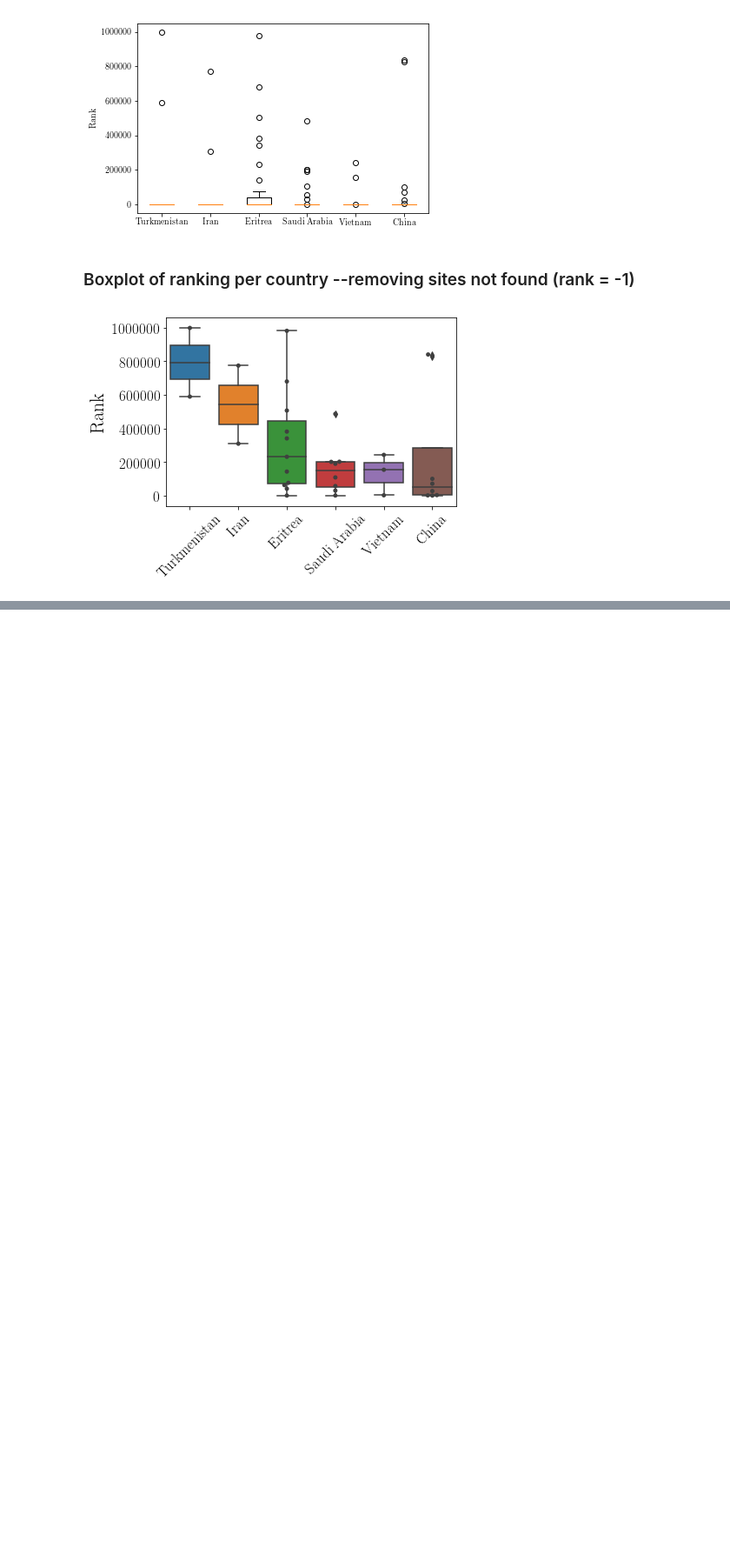
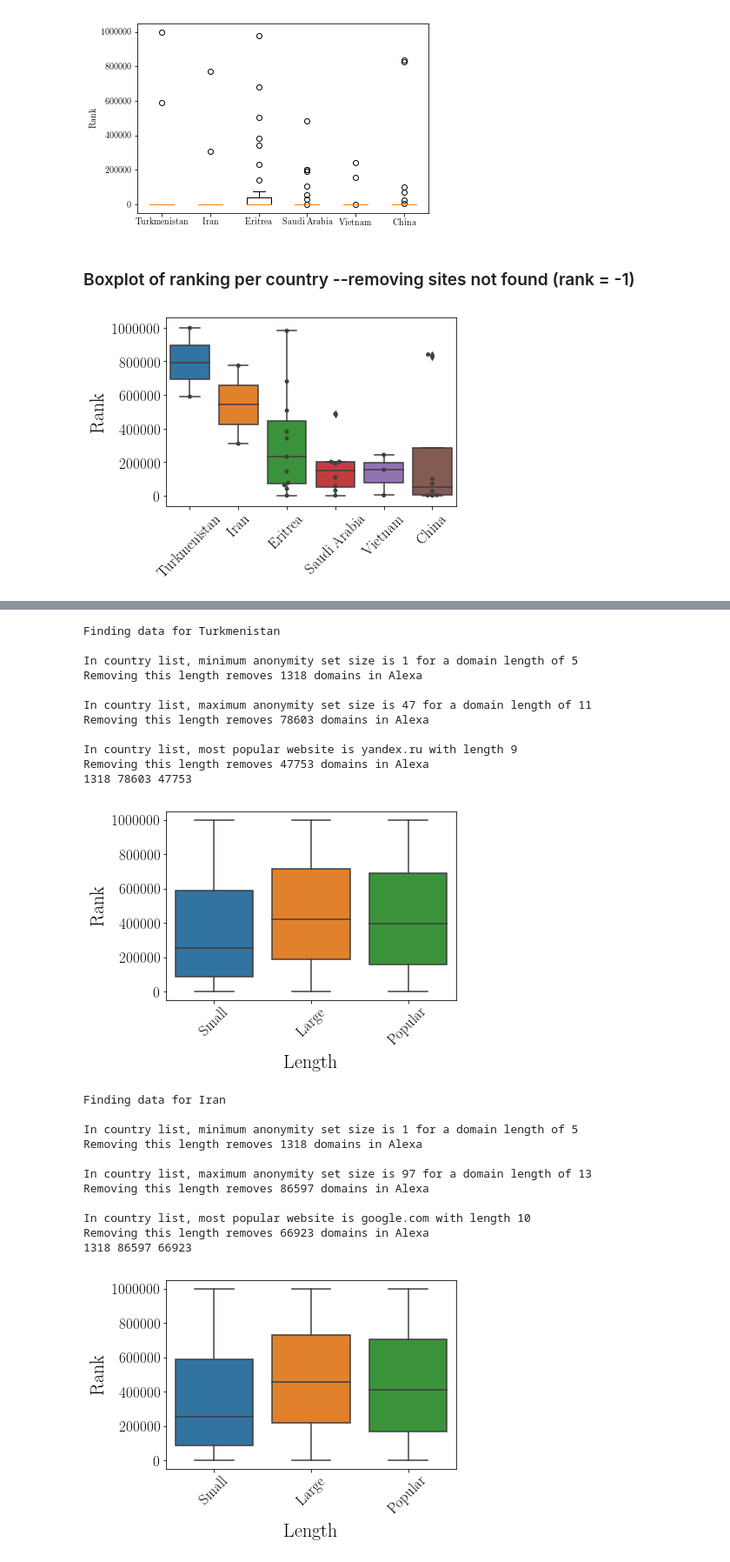
Before and after one commit to spring-epfl/doh_traffic_analysis, a Jupyter notebook: code/censorship/censored_domains.ipynb, the cells around one changed output, grey strips where cells are left out. Shown: that part at 87% size. Cells and saved outputs as stored; diff of their text form; code cells hidden in the pictures; blank space fills up the shorter version.

```diff
--- a/code/censorship/censored_domains.ipynb
+++ b/code/censorship/censored_domains.ipynb
@@ -312,0 +376,76 @@ plt.show()
+# %%
+def find_length_rankings_in_alexa(length, alexa_domain_dict, alexa_domains):
+
+    rankings = []
+    domains = alexa_domain_dict[length]
+    for domain in domains:
+        rankings.append(alexa_rank_dict[domain])
+    return rankings, len(domains)
+# %%
+def find_popular(country_domains):
+
+    min_pop = 1000000
+    popular = ""
+    for domain in country_domains:
+        if (domain in alexa_rank_dict) and (alexa_rank_dict[domain] < min_pop):
+            min_pop = alexa_rank_dict[domain]
+            popular = domain
+    return popular
+# %%
+for country in country_files:
+    country_fname = join(COUNTRY_DIR, country)
+    country_domains, country_domain_lengths = censor_list(country_fname)
+    print "\nFinding data for", country_dict[country]
+
+    max_anonset_len, min_anonset_len, max_anonset_val, min_anonset_val = find_minmax_anonymous(country_domains, country_domain_lengths)
+    min_rankings, min_damage = find_length_rankings_in_alexa(min_anonset_len, alexa_domain_dict, alexa_domains)
+    max_rankings, max_damage = find_length_rankings_in_alexa(max_anonset_len, alexa_domain_dict, alexa_domains)
+
+    popular_site = find_popular(country_domains)
+    popular_rankings, popular_damage = find_length_rankings_in_alexa(len(popular_site), alexa_domain_dict, alexa_domains)
+
+    print "\nIn country list, minimum anonymity set size is", min_anonset_val, "for a domain length of", min_anonset_len
+    print "Removing this length removes", min_damage, "domains in Alexa"
+    print "\nIn country list, maximum anonymity set size is", max_anonset_val, "for a domain length of", max_anonset_len
+    print "Removing this length removes", max_damage, "domains in Alexa"
+    print "\nIn country list, most popular website is", popular_site, "with length", len(popular_site)
+    print "Removing this length removes", popular_damage, "domains in Alexa"
+
+    print len(min_rankings), len(max_rankings), len(popular_rankings)
+    all_rankings = [min_rankings, max_rankings, popular_rankings]
+    df = pd.DataFrame(all_rankings)
+    df = df.transpose()
+    df.columns = ["Small", "Large", "Popular"]
+    sns.boxplot(data=df)
+    #sns.swarmplot(data=df, color=".25")
+    plt.ylabel("Rank", fontsize=22)
+    plt.xlabel("Length", fontsize=22)
+    plt.tick_params(labelsize=17)
+    plt.xticks(rotation=45)
+    #plt.xticks(range(1, 7), country_list)
+    plt.show()
+# %% [output]
+Finding data for Turkmenistan
+
+In country list, minimum anonymity set size is 1 for a domain length of 5
+Removing this length removes 1318 domains in Alexa
+
+In country list, maximum anonymity set size is 47 for a domain length of 11
+Removing this length removes 78603 domains in Alexa
+
+In country list, most popular website is yandex.ru with length 9
+Removing this length removes 47753 domains in Alexa
+1318 78603 47753
+[figure, added]
+Finding data for Iran
+
+In country list, minimum anonymity set size is 1 for a domain length of 5
+Removing this length removes 1318 domains in Alexa
+
+In country list, maximum anonymity set size is 97 for a domain length of 13
+Removing this length removes 86597 domains in Alexa
+
+In country list, most popular website is google.com with length 10
+Removing this length removes 66923 domains in Alexa
+1318 86597 66923
+[figure, added]
```
Also changed, not shown: parts of 11 cells of this notebook.
